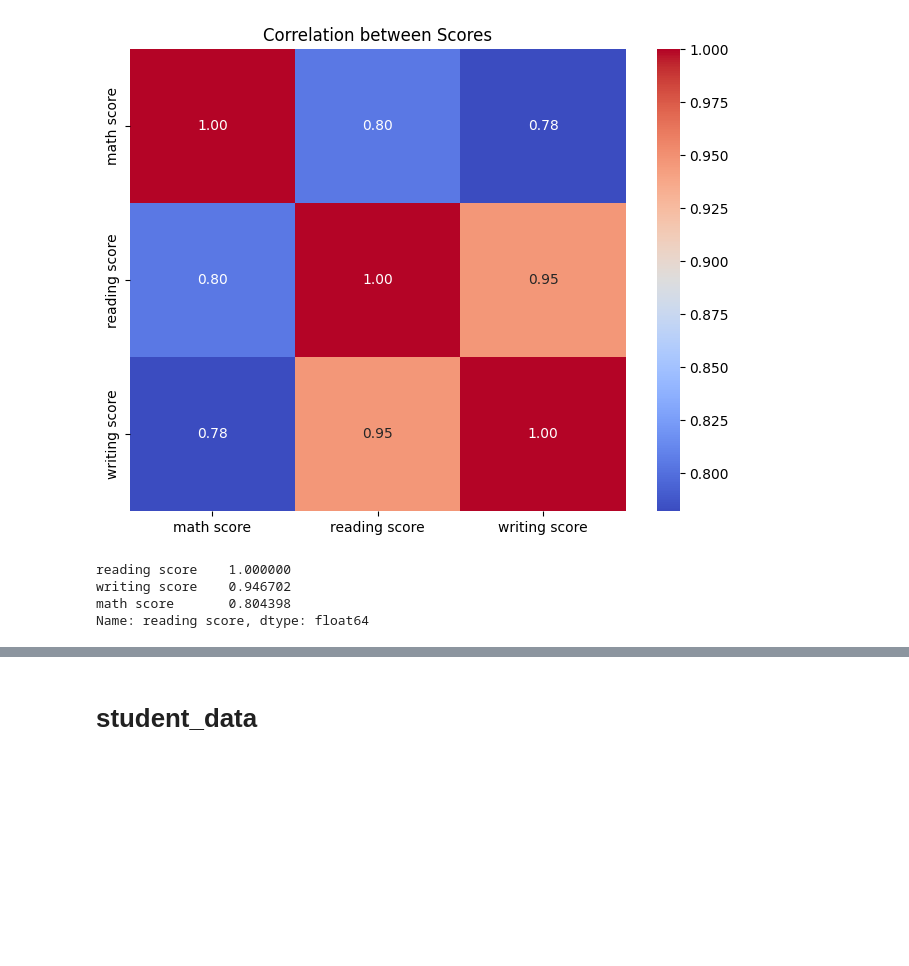
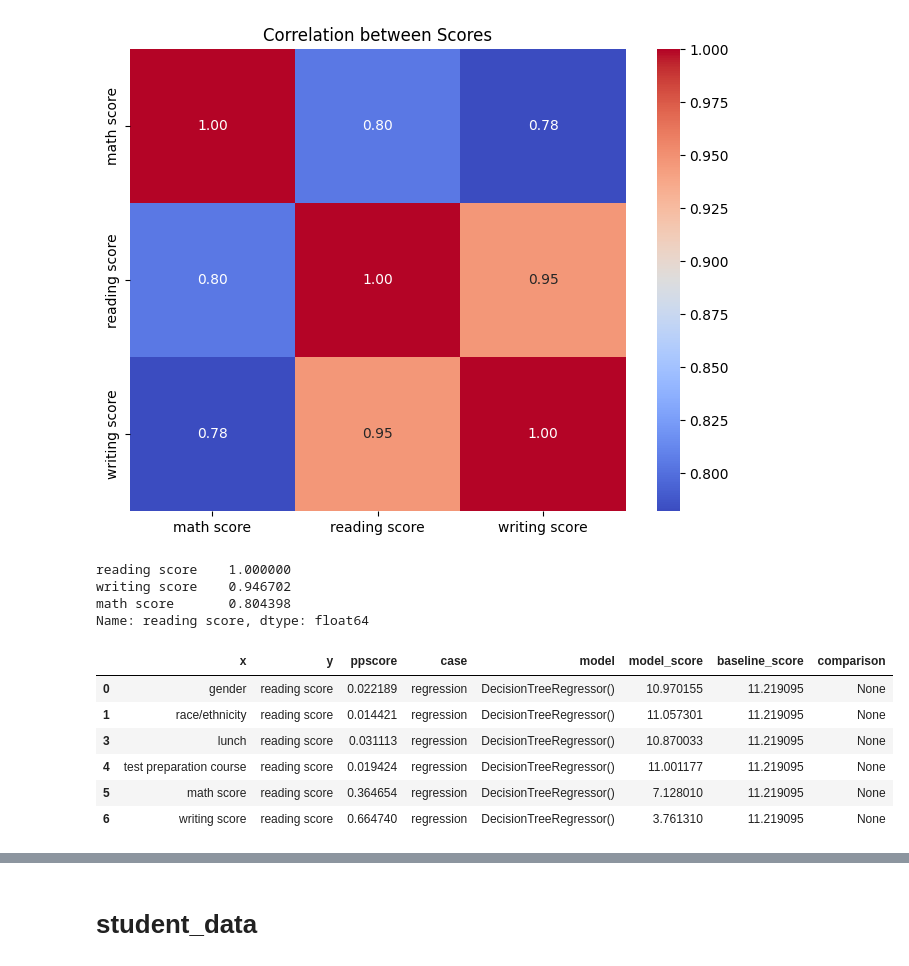
Before and after one commit to Lois-Lanctot/student-performance-analysis, a Jupyter notebook: student_performance_analysis.ipynb, the cells around one changed output, grey strips where cells are left out. Saved outputs shown, nothing was run; the diff lists cells and outputs as text; code cells hidden in the pictures; blank space fills up the shorter version.

```diff
--- a/student_performance_analysis.ipynb
+++ b/student_performance_analysis.ipynb
@@ -200,4 +200,34 @@ reading score    1.000000
 writing score    0.946702
 math score       0.804398
 Name: reading score, dtype: float64
+# %%
+# calculate the Python Predictive Power Score (PPS) for the target
+# and display only those with a score above 0
+pps_scores = []
+
+for feature in exams_df.columns:
+    if feature != target:
+        score = pps.score(exams_df, feature, target)
+
+        pps_scores.append({
+            'x': feature,
+            'y': target,
+            'ppscore': score['ppscore'],
+              'case': score['case'],
+            'model': score.get('model', None),
+            'model_score': score.get('model_score', None),
+            'baseline_score': score.get('baseline_score', None),
+            'comparison': score.get('comparison', None)
+        })
+
+pps_df = pd.DataFrame(pps_scores)
+pps_df.loc[pps_df['ppscore'] != 0]
+# %% [output]
+|  | x | y | ppscore | case | model | model_score | baseline_score | comparison |
+| 0 | gender | reading score | 0.022189 | regression | DecisionTreeRegressor() | 10.970155 | 11.219095 | None |
+| 1 | race/ethnicity | reading score | 0.014421 | regression | DecisionTreeRegressor() | 11.057301 | 11.219095 | None |
+| 3 | lunch | reading score | 0.031113 | regression | DecisionTreeRegressor() | 10.870033 | 11.219095 | None |
+| 4 | test preparation course | reading score | 0.019424 | regression | DecisionTreeRegressor() | 11.001177 | 11.219095 | None |
+| 5 | math score | reading score | 0.364654 | regression | DecisionTreeRegressor() | 7.128010 | 11.219095 | None |
+| 6 | writing score | reading score | 0.664740 | regression | DecisionTreeRegressor() | 3.761310 | 11.219095 | None |
 # %%
```
Also changed, not shown: parts of 16 cells of this notebook.
